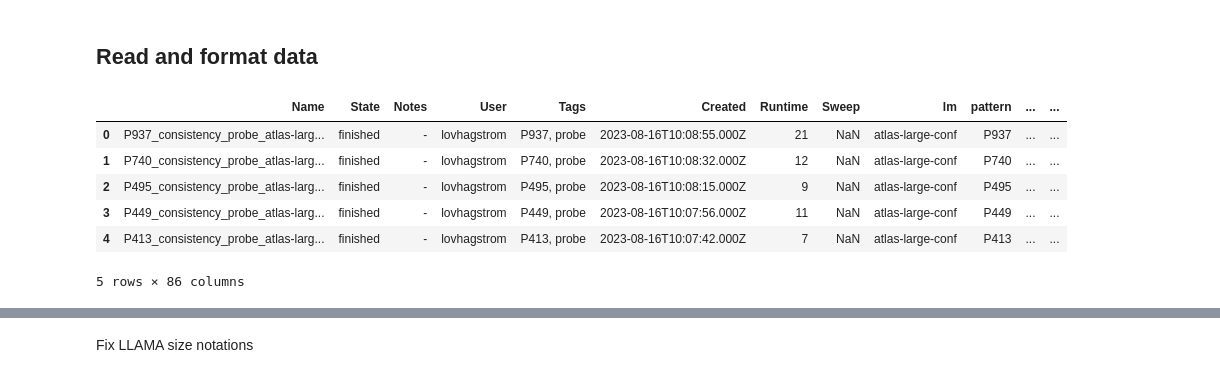
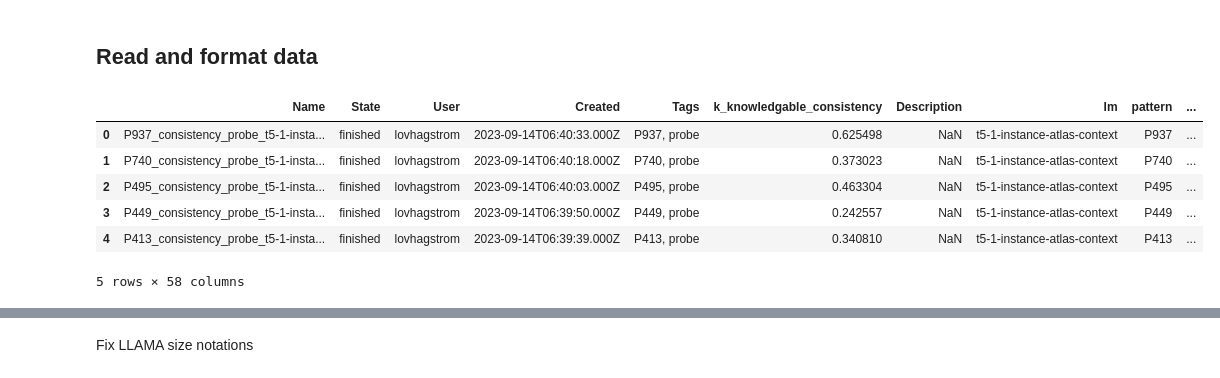
Before and after one commit to killahwhaleX/pararelstar, a Jupyter notebook: generate_result_plots.ipynb, the cells around one changed output, grey strips where cells are left out. Drawn from its saved outputs; the diff is of its cells as text; code cells hidden in the pictures.

```diff
--- a/generate_result_plots.ipynb
+++ b/generate_result_plots.ipynb
@@ -88,13 +88,13 @@ relations_options_classification = {"ok": ["P17",
 # %% [markdown]
 ## Read and format data
 # %%
-data = pd.read_csv("data/results/new/2023_08_16_large_with_confidences.csv")
+data = pd.read_csv("data/results/new/2023_09_14_reader_retriever_except_t5.csv")
 data.head()
 # %% [output]
-|  | Name | State | Notes | User | Tags | Created | Runtime | Sweep | lm | pattern | ... | ... |
-| 0 | P937_consistency_probe_atlas-larg... | finished | - | lovhagstrom | P937, probe | 2023-08-16T10:08:55.000Z | 21 | NaN | atlas-large-conf | P937 | ... | ... |
-| 1 | P740_consistency_probe_atlas-larg... | finished | - | lovhagstrom | P740, probe | 2023-08-16T10:08:32.000Z | 12 | NaN | atlas-large-conf | P740 | ... | ... |
-| 2 | P495_consistency_probe_atlas-larg... | finished | - | lovhagstrom | P495, probe | 2023-08-16T10:08:15.000Z | 9 | NaN | atlas-large-conf | P495 | ... | ... |
-| 3 | P449_consistency_probe_atlas-larg... | finished | - | lovhagstrom | P449, probe | 2023-08-16T10:07:56.000Z | 11 | NaN | atlas-large-conf | P449 | ... | ... |
-| 4 | P413_consistency_probe_atlas-larg... | finished | - | lovhagstrom | P413, probe | 2023-08-16T10:07:42.000Z | 7 | NaN | atlas-large-conf | P413 | ... | ... |
+|  | Name | State | User | Created | Tags | k_knowledgable_consistency | Description | lm | pattern | ... |
+| 0 | P937_consistency_probe_t5-1-insta... | finished | lovhagstrom | 2023-09-14T06:40:33.000Z | P937, probe | 0.625498 | NaN | t5-1-instance-atlas-context | P937 | ... |
+| 1 | P740_consistency_probe_t5-1-insta... | finished | lovhagstrom | 2023-09-14T06:40:18.000Z | P740, probe | 0.373023 | NaN | t5-1-instance-atlas-context | P740 | ... |
+| 2 | P495_consistency_probe_t5-1-insta... | finished | lovhagstrom | 2023-09-14T06:40:03.000Z | P495, probe | 0.463304 | NaN | t5-1-instance-atlas-context | P495 | ... |
+| 3 | P449_consistency_probe_t5-1-insta... | finished | lovhagstrom | 2023-09-14T06:39:50.000Z | P449, probe | 0.242557 | NaN | t5-1-instance-atlas-context | P449 | ... |
+| 4 | P413_consistency_probe_t5-1-insta... | finished | lovhagstrom | 2023-09-14T06:39:39.000Z | P413, probe | 0.340810 | NaN | t5-1-instance-atlas-context | P413 | ... |
-5 rows × 86 columns
+5 rows × 58 columns
```
Also changed, not shown: parts of 21 cells of this notebook.
